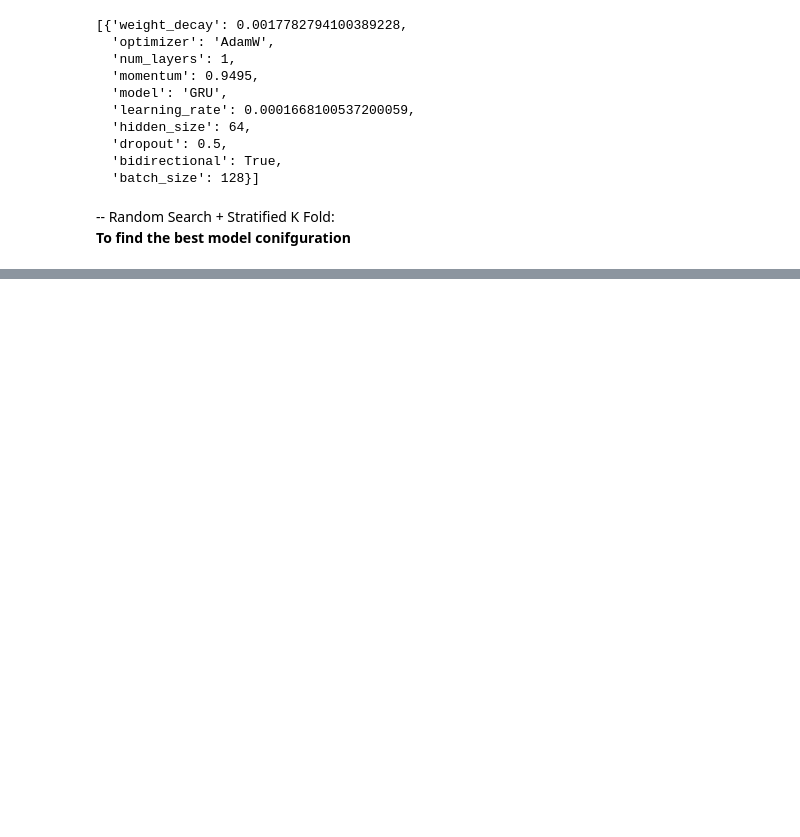
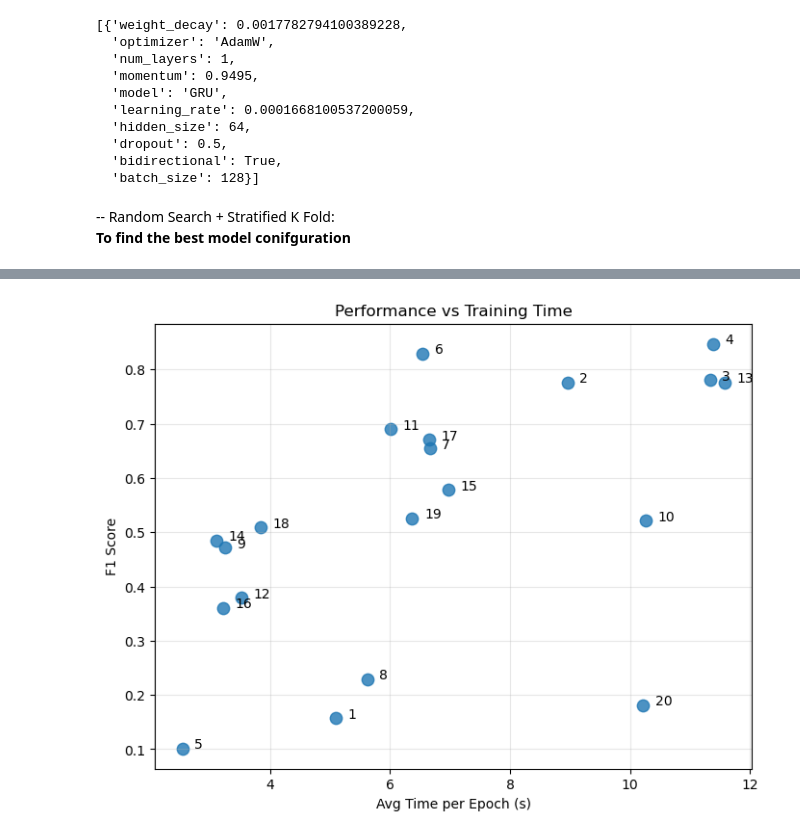
Before and after one commit to williamjohn972/Deep-Learning-for-ECG-Heartbeat-Classification, a Jupyter notebook: rnn.ipynb, the cells around one changed output, grey strips where cells are left out. Saved outputs shown, nothing was run; the diff lists cells and outputs as text; code cells hidden in the pictures; blank space fills up the shorter version.

```diff
--- a/rnn.ipynb
+++ b/rnn.ipynb
@@ -351,0 +371,12 @@ np.float64(0.12)
+# %%
+plt.figure(figsize=(8,6))
+plt.scatter(df["avg_time_per_epoch"], df["avg_f1"], s=80, alpha=0.8)
+plt.xlabel("Avg Time per Epoch (s)")
+plt.ylabel("F1 Score")
+plt.title("Performance vs Training Time")
+plt.grid(alpha=0.3)
+for i, row in df.iterrows():
+    plt.text(row["avg_time_per_epoch"]+0.2, row["avg_f1"], str(int(row["experiment"])))
+plt.show()
+# %% [output]
+[figure, added]
```
Also changed, not shown: parts of 8 cells of this notebook, 1 other file.
